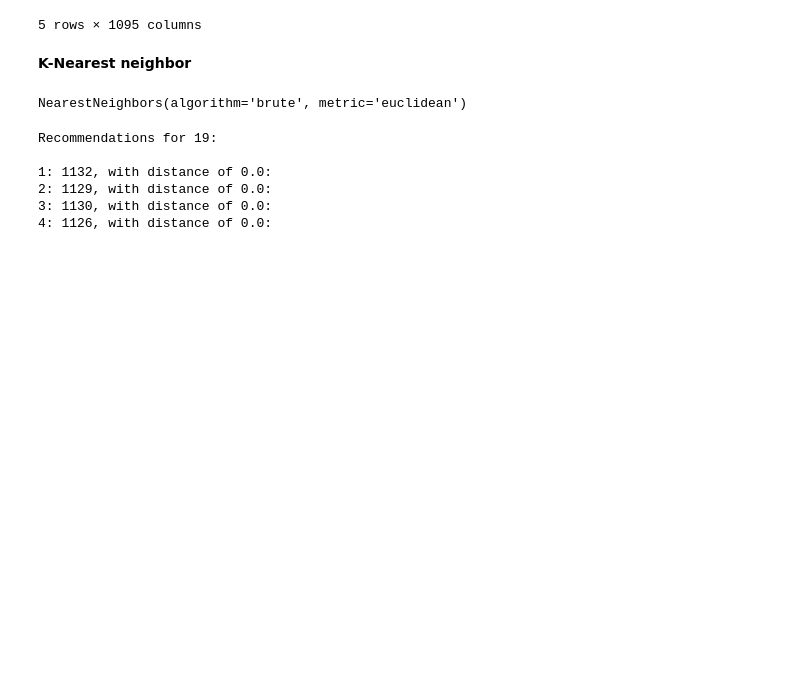
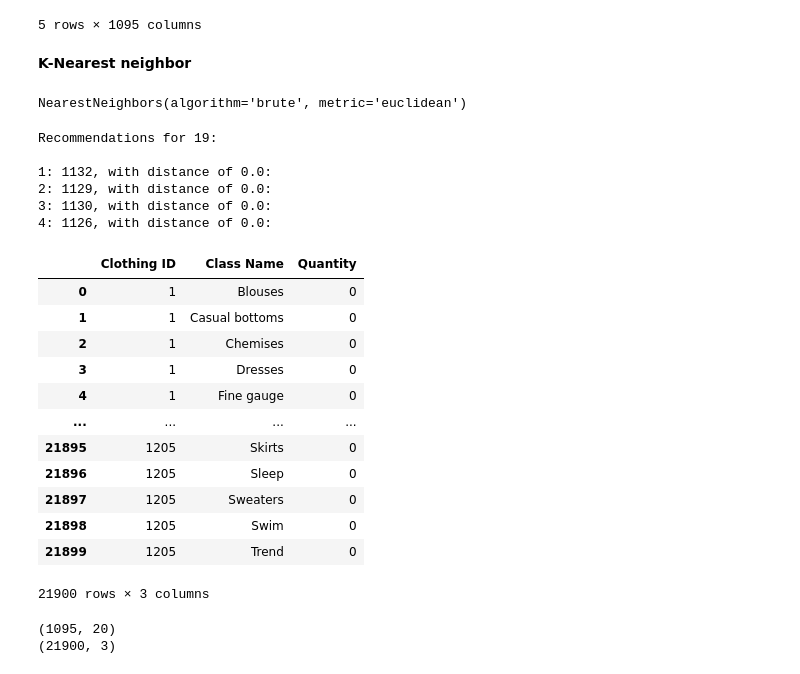
Before and after one commit to AleksandrMorozov123/Deep-learning-for-NLP, a Jupyter notebook: recommender-systems.ipynb, the cells around one changed output. Cells and saved outputs as stored; diff of their text form; code cells hidden in the pictures; blank space fills up the shorter version.

```diff
--- a/recommender-systems.ipynb
+++ b/recommender-systems.ipynb
@@ -233,3 +233,28 @@ Recommendations for 19:
 2: 1129, with distance of 0.0:
 3: 1130, with distance of 0.0:
 4: 1126, with distance of 0.0:
+# %%
+data3 = items_purchase_df.stack().to_frame()
+#Renaming the column as Quantity
+data3 = data3.reset_index().rename(columns={0:"Quantity"})
+data3
+# %% [output]
+|  | Clothing ID | Class Name | Quantity |
+| 0 | 1 | Blouses | 0 |
+| 1 | 1 | Casual bottoms | 0 |
+| 2 | 1 | Chemises | 0 |
+| 3 | 1 | Dresses | 0 |
+| 4 | 1 | Fine gauge | 0 |
+| ... | ... | ... | ... |
+| 21895 | 1205 | Skirts | 0 |
+| 21896 | 1205 | Sleep | 0 |
+| 21897 | 1205 | Sweaters | 0 |
+| 21898 | 1205 | Swim | 0 |
+| 21899 | 1205 | Trend | 0 |
+21900 rows × 3 columns
+# %%
+print(items_purchase_df.shape)
+print(data3.shape)
+# %% [output]
+(1095, 20)
+(21900, 3)
```
Also changed, not shown: parts of 1 cell of this notebook.
